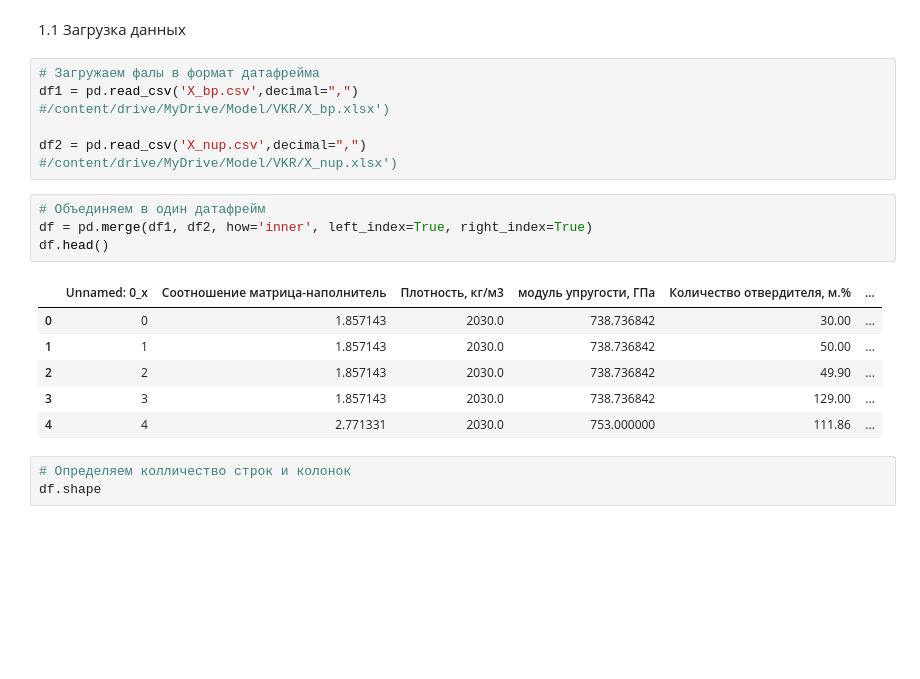
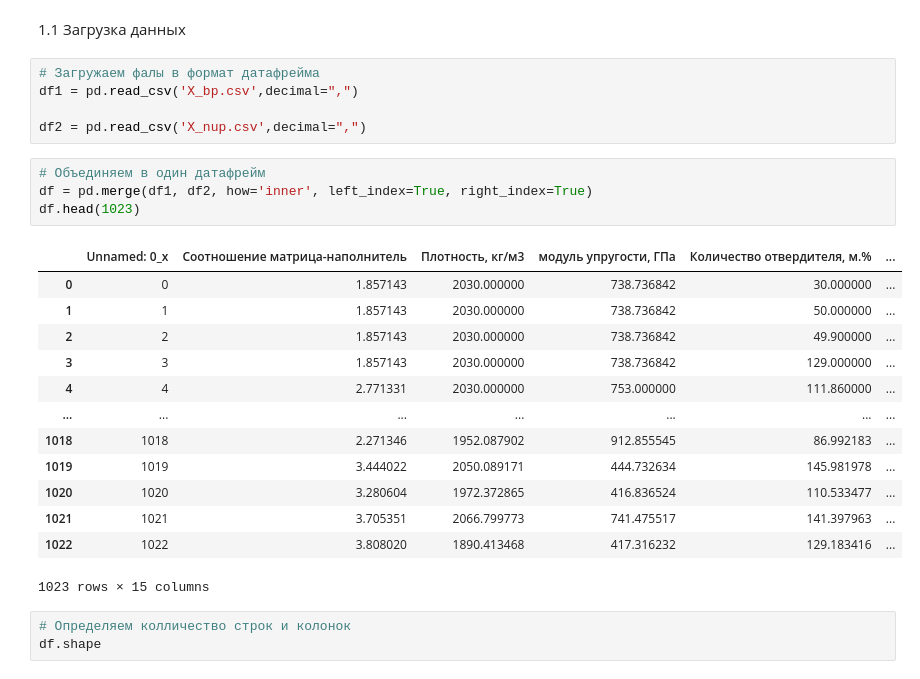
Before and after one commit to tduty13/python-jupyter-, a Jupyter notebook: Razvedka.ipynb, the cells around one changed output. Drawn from its saved outputs; the diff is of its cells as text; blank space fills up the shorter version.

```diff
--- a/Razvedka.ipynb
+++ b/Razvedka.ipynb
@@ -10,20 +10,27 @@ import pandas as pd
 1.1 Загрузка данных
 # %%
 # Загружаем фалы в формат датафрейма
-df1 = pd.read_csv('X_bp.csv',decimal=",")                                 #/content/drive/MyDrive/Model/VKR/X_bp.xlsx')
+df1 = pd.read_csv('X_bp.csv',decimal=",")
 
-df2 = pd.read_csv('X_nup.csv',decimal=",")                                               #/content/drive/MyDrive/Model/VKR/X_nup.xlsx')
+df2 = pd.read_csv('X_nup.csv',decimal=",")
 # %%
 # Объединяем в один датафрейм
 df = pd.merge(df1, df2, how='inner', left_index=True, right_index=True)
-df.head()
+df.head(1023)
 # %% [output]
 |  | Unnamed: 0_x | Соотношение матрица-наполнитель | Плотность, кг/м3 | модуль упругости, ГПа | Количество отвердителя, м.% | ... |
-| 0 | 0 | 1.857143 | 2030.0 | 738.736842 | 30.00 | ... |
-| 1 | 1 | 1.857143 | 2030.0 | 738.736842 | 50.00 | ... |
-| 2 | 2 | 1.857143 | 2030.0 | 738.736842 | 49.90 | ... |
-| 3 | 3 | 1.857143 | 2030.0 | 738.736842 | 129.00 | ... |
-| 4 | 4 | 2.771331 | 2030.0 | 753.000000 | 111.86 | ... |
+| 0 | 0 | 1.857143 | 2030.000000 | 738.736842 | 30.000000 | ... |
+| 1 | 1 | 1.857143 | 2030.000000 | 738.736842 | 50.000000 | ... |
+| 2 | 2 | 1.857143 | 2030.000000 | 738.736842 | 49.900000 | ... |
+| 3 | 3 | 1.857143 | 2030.000000 | 738.736842 | 129.000000 | ... |
+| 4 | 4 | 2.771331 | 2030.000000 | 753.000000 | 111.860000 | ... |
+| ... | ... | ... | ... | ... | ... | ... |
+| 1018 | 1018 | 2.271346 | 1952.087902 | 912.855545 | 86.992183 | ... |
+| 1019 | 1019 | 3.444022 | 2050.089171 | 444.732634 | 145.981978 | ... |
+| 1020 | 1020 | 3.280604 | 1972.372865 | 416.836524 | 110.533477 | ... |
+| 1021 | 1021 | 3.705351 | 2066.799773 | 741.475517 | 141.397963 | ... |
+| 1022 | 1022 | 3.808020 | 1890.413468 | 417.316232 | 129.183416 | ... |
+1023 rows × 15 columns
 # %%
 # Определяем колличество строк и колонок
 df.shape
```
Also changed, not shown: parts of 9 cells of this notebook, 1 other file.
